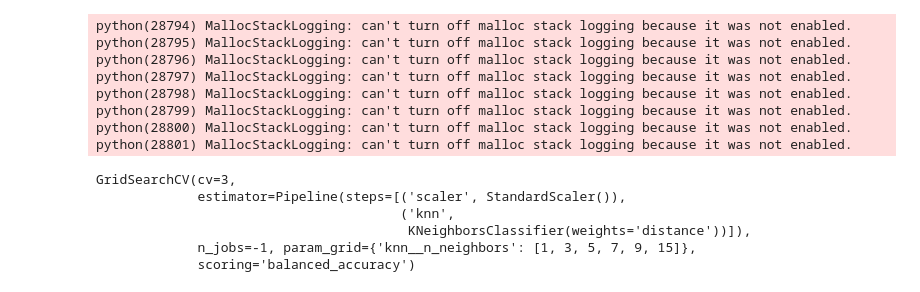
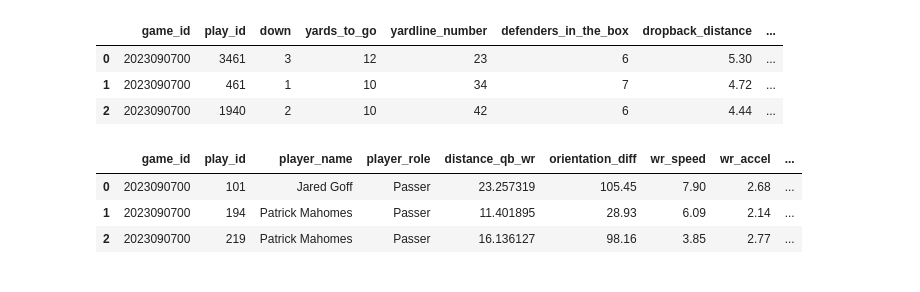
Before and after one commit to jeffreyzhang10/DS6021Project, a Jupyter notebook: knn.ipynb, the cells around one changed output. Drawn from its saved outputs; the diff is of its cells as text; code cells hidden in the pictures.

```diff
--- a/knn.ipynb
+++ b/knn.ipynb
@@ -50,0 +11,13 @@ X = df[[
+# %%
+df1 = load_supplementary()
+
+df1['pass_completed'] = df1['pass_result'].apply(lambda x: 1 if x=='C' else 0)
+
+df1 = df1[["game_id", "play_id", "down", "yards_to_go", "yardline_number", "defenders_in_the_box", "dropback_distance", "pass_completed"]]
+
+df1.head(3)
+# %% [output]
+|  | game_id | play_id | down | yards_to_go | yardline_number | defenders_in_the_box | dropback_distance | ... |
+| 0 | 2023090700 | 3461 | 3 | 12 | 23 | 6 | 5.30 | ... |
+| 1 | 2023090700 | 461 | 1 | 10 | 34 | 7 | 4.72 | ... |
+| 2 | 2023090700 | 1940 | 2 | 10 | 42 | 6 | 4.44 | ... |
@@ -50,0 +61,15 @@ X = df[[
+# %%
+model_df = model_df.drop_duplicates(subset="play_id", keep="first")
+
+model_df = model_df.merge(
+        df1,
+        on=["game_id", "play_id"],
+        how="inner"
+    )
+
+model_df.head(3)
+# %% [output]
+|  | game_id | play_id | player_name | player_role | distance_qb_wr | orientation_diff | wr_speed | wr_accel | ... |
+| 0 | 2023090700 | 101 | Jared Goff | Passer | 23.257319 | 105.45 | 7.90 | 2.68 | ... |
+| 1 | 2023090700 | 194 | Patrick Mahomes | Passer | 11.401895 | 28.93 | 6.09 | 2.14 | ... |
+| 2 | 2023090700 | 219 | Patrick Mahomes | Passer | 16.136127 | 98.16 | 3.85 | 2.77 | ... |
@@ -55,38 +94,3 @@ X_train, X_test, y_train, y_test = train_test_split(
     random_state=42,
     stratify=y
 )
-# %%
-pipe = Pipeline([
-    ("scaler", StandardScaler()),
-    ("knn", KNeighborsClassifier(weights="distance"))
-])
-
-param_grid = {"knn__n_neighbors": [1, 3, 5, 7, 9, 15]}
-
-grid = GridSearchCV(
-    pipe,
-    param_grid,
-    cv=3,
-    scoring="balanced_accuracy",
-    n_jobs=-1
-)
-
-train_sample = X_train.sample(8000, random_state=42)
-y_sample = y_train.loc[train_sample.index]
-
-grid.fit(train_sample, y_sample)
-# %% [output]
-python(28794) MallocStackLogging: can't turn off malloc stack logging because it was not enabled.
-python(28795) MallocStackLogging: can't turn off malloc stack logging because it was not enabled.
-python(28796) MallocStackLogging: can't turn off malloc stack logging because it was not enabled.
-python(28797) MallocStackLogging: can't turn off malloc stack logging because it was not enabled.
-python(28798) MallocStackLogging: can't turn off malloc stack logging because it was not enabled.
-python(28799) MallocStackLogging: can't turn off malloc stack logging because it was not enabled.
-python(28800) MallocStackLogging: can't turn off malloc stack logging because it was not enabled.
-python(28801) MallocStackLogging: can't turn off malloc stack logging because it was not enabled.
-GridSearchCV(cv=3,
-             estimator=Pipeline(steps=[('scaler', StandardScaler()),
-                                       ('knn',
-                                        KNeighborsClassifier(weights='distance'))]),
-             n_jobs=-1, param_grid={'knn__n_neighbors': [1, 3, 5, 7, 9, 15]},
-             scoring='balanced_accuracy')
```
Also changed, not shown: parts of 15 cells of this notebook, 3 other files.
